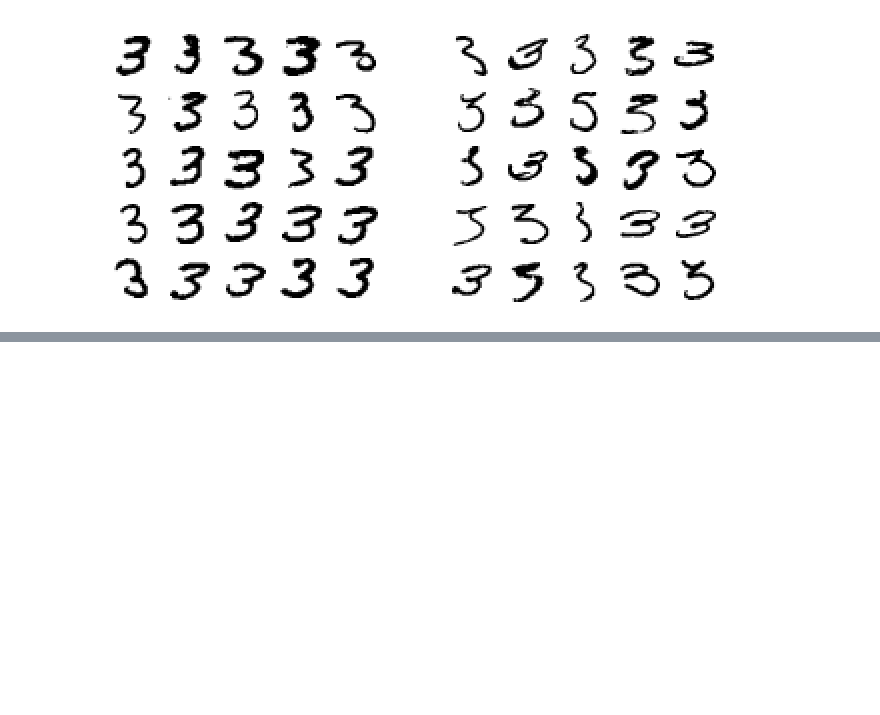
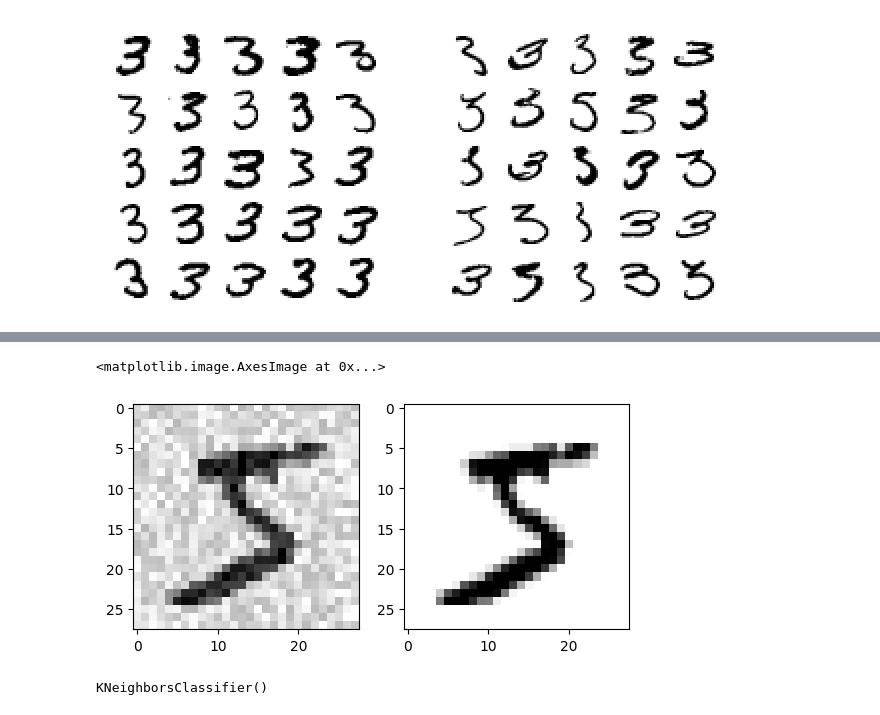
Before and after one commit to zqTheDesigner/reading_hands-on-machine-learning-with-scikit-learn-keras-tensorflow, a Jupyter notebook: CH-3 Classification.ipynb, the cells around one changed output, grey strips where cells are left out. Saved outputs shown, nothing was run; the diff lists cells and outputs as text; code cells hidden in the pictures; blank space fills up the shorter version.

```diff
--- a/CH-3 Classification.ipynb
+++ b/CH-3 Classification.ipynb
@@ -261,0 +266,7 @@ plt.subplot(222); plot_digits(X_ab[:25], images_per_row = 5)
+# %%
+y_train_large = (y_train >= 7)
+y_train_odd = (y_train % 2 == 1)
+y_multilabel = np.c_[y_train_large, y_train_odd]
+# %%
+knn_clf = KNeighborsClassifier()
+knn_clf.fit(X_train, y_multilabel)
@@ -261,0 +287,9 @@ plt.subplot(222); plot_digits(X_ab[:25], images_per_row = 5)
+# %%
+noise = np.random.randint(0, 100, (len(X_train), 784))
+X_train_mod = X_train + noise
+
+noise = np.random.randint(0, 100, (len(X_test), 784))
+X_test_mod = X_test + noise
+
+y_train_mod = X_train
+y_test_mod = X_test
@@ -261,0 +316,12 @@ plt.subplot(222); plot_digits(X_ab[:25], images_per_row = 5)
+# %%
+fig, axs = plt.subplots(ncols=2)
+
+axs[0].imshow(X_train_mod.iloc[0].values.reshape(28,28), cmap='binary')
+axs[1].imshow(X_train.iloc[0].values.reshape(28,28), cmap='binary')
+# %% [output]
+<matplotlib.image.AxesImage at 0x...>
+[figure, added]
+# %%
+knn_clf.fit(X_train_mod, y_train_mod)
+# %% [output]
+KNeighborsClassifier()
```
Also changed, not shown: parts of 8 cells of this notebook, 3 other files.
